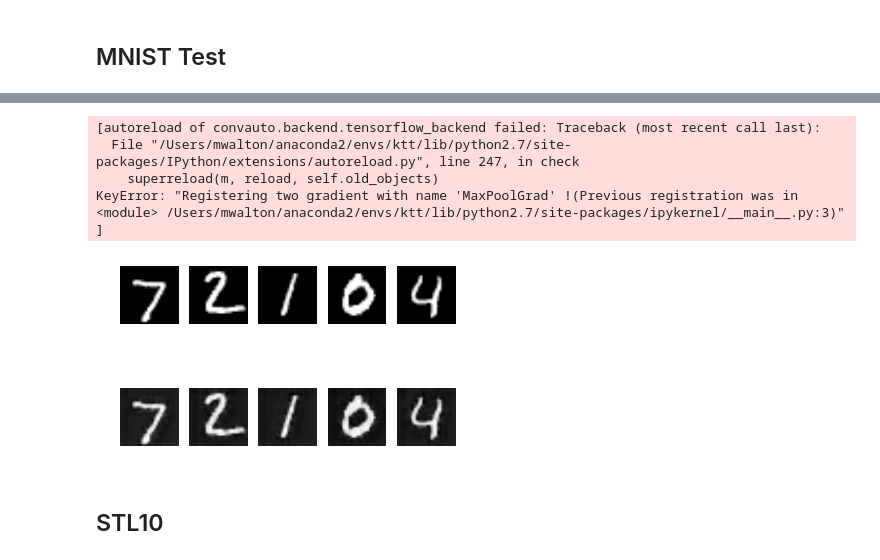
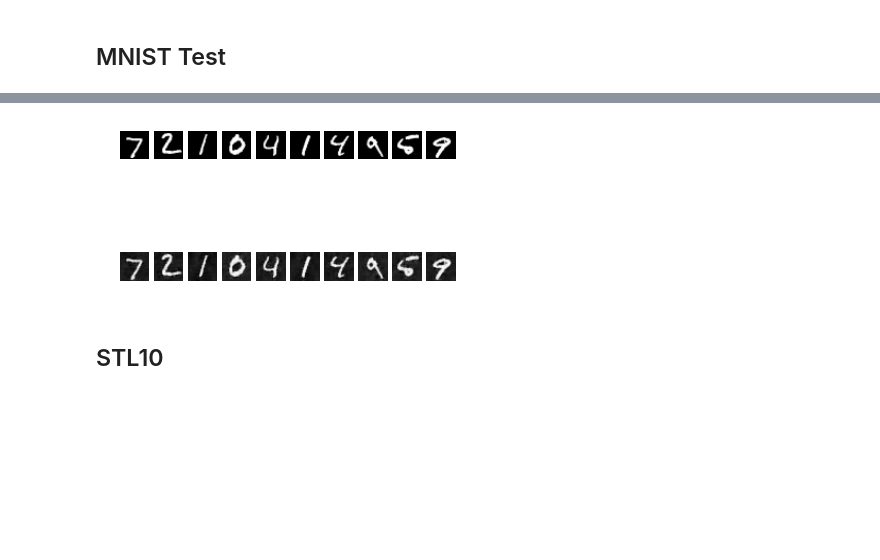
Before and after one commit to mwalton/deep-q-learning, a Jupyter notebook: keras/convauto_demo.ipynb, the cells around one changed output, grey strips where cells are left out. Cells and saved outputs as stored; diff of their text form; code cells hidden in the pictures; blank space fills up the shorter version.

```diff
--- a/keras/convauto_demo.ipynb
+++ b/keras/convauto_demo.ipynb
@@ -47,4 +25,33 @@ ________________________________________________________________________________
+# %%
+mnist_model = Graph()
+mnist_model.add_input(name='input', input_shape=[1,28,28])
+
+# Encoder
+conv_0 = Convolution2D(64,5,5, border_mode='same', activation='relu')
+mnist_model.add_node(conv_0, name='conv_0', input='input')
+mp_0 = MaxPooling2D(border_mode='same')
+mnist_model.add_node(mp_0, name='mp_0', input='conv_0')
+conv_1 = Convolution2D(16,3,3, border_mode='same', activation='relu')
+mnist_model.add_node(conv_1, name='conv_1', input='mp_0')
+mp_1 = MaxPooling2D(border_mode='same')
+mnist_model.add_node(mp_1, name='mp_1', input='conv_1')
+
+# Decoder
+up_1 = UnPool2D(mp_1)
+mnist_model.add_node(up_1, name='up_1', input='mp_1')
+convT_1 = ConvolutionalTranspose2D(conv_1)
+mnist_model.add_node(convT_1, name='convT_1', input='up_1')
+convT_1.set_output_shape()
+up_0 = UnPool2D(mp_0)
+mnist_model.add_node(up_0, name='up_0', input='convT_1')
+convT_0 = ConvolutionalTranspose2D(conv_0)
+mnist_model.add_node(convT_0, name='convT_0', input='up_0')
+convT_0.set_output_shape()
+
+mnist_model.add_output(name='reconstruction', input='convT_0')
+
+mnist_model.compile(optimizer='rmsprop', loss=l2_loss)
 # %%
-ex1.fit(X_train, X_train, nb_epoch=1)
+mnist_model.fit({'input':X_train, 'reconstruction':X_train}, nb_epoch=1)
 # %% [output]
 Epoch 1/1
@@ -52,20 +59,15 @@ Epoch 1/1
 <keras.callbacks.History at 0x...>
 # %%
-x_hat = ex1.predict(X_test)
+x_hat = mnist_model.predict({'input':X_test[:10]})['reconstruction']
 
-for i in range(5):
-    plt.subplot(2,5,i+1)
+for i in range(10):
+    plt.subplot(2,10,i+1)
     plt.imshow(X_test[i].reshape((28,28)),cmap='Greys_r')
     plt.axis('off')
-    plt.subplot(2,5,i+6)
+    plt.subplot(2,10,i+11)
     plt.imshow(x_hat[i].reshape((28,28)),cmap='Greys_r')
     plt.axis('off')
 # %% [output]
-[autoreload of convauto.backend.tensorflow_backend failed: Traceback (most recent call last):
-  File "/Users/mwalton/anaconda2/envs/ktt/lib/python2.7/site-packages/IPython/extensions/autoreload.py", line 247, in check
-    superreload(m, reload, self.old_objects)
-KeyError: "Registering two gradient with name 'MaxPoolGrad' !(Previous registration was in <module> /Users/mwalton/anaconda2/envs/ktt/lib/python2.7/site-packages/ipykernel/__main__.py:3)"
-]
-[figure, old version]
+[figure, new version]
 # %% [markdown]
 ## STL10
```
Also changed, not shown: parts of 15 cells of this notebook, 4 other files.
